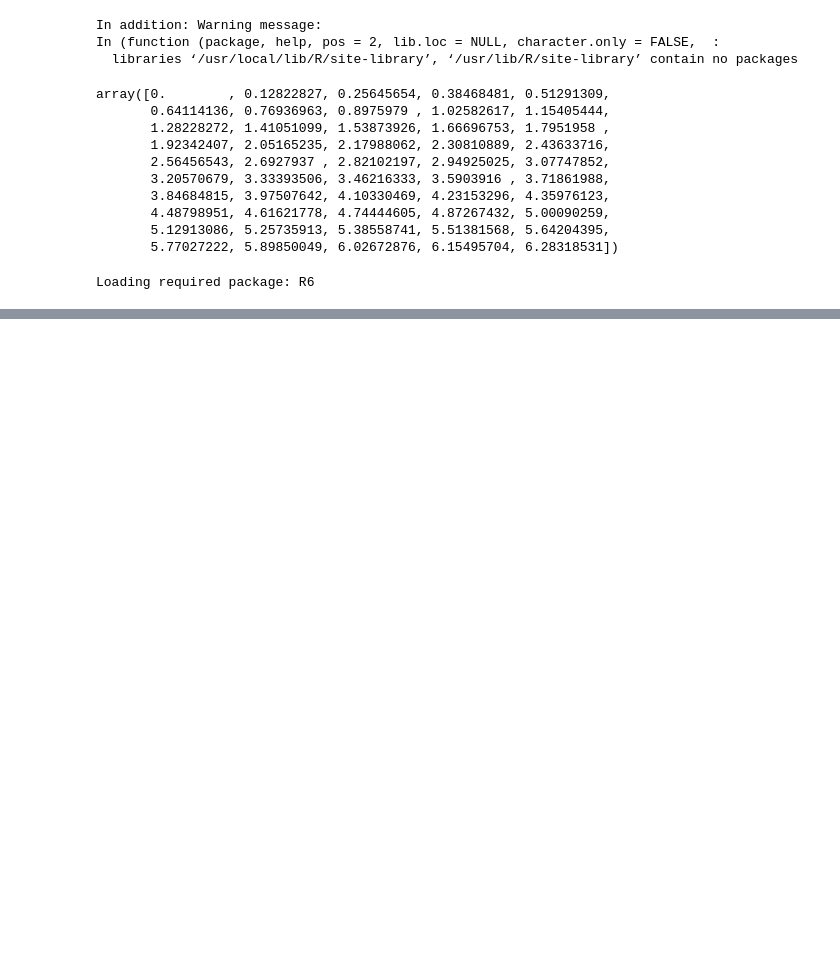
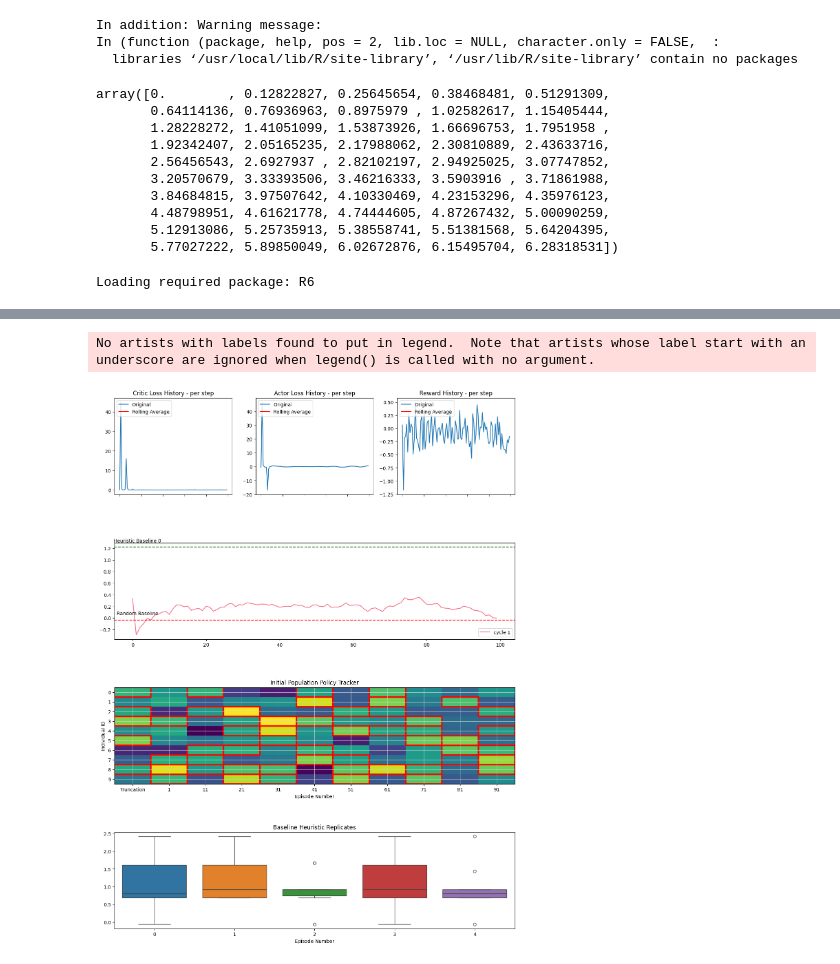
Before and after one commit to cjGO/breeder_agent, a Jupyter notebook: test.ipynb, the cells around one changed output, grey strips where cells are left out. Saved outputs shown, nothing was run; the diff lists cells and outputs as text; code cells hidden in the pictures; blank space fills up the shorter version.

Commit message:
prepped overfitting reports. need to figure out how to overfit now

```diff
--- a/test.ipynb
+++ b/test.ipynb
@@ -654,7 +654,7 @@ def fitness_plot(ax=None):
 
     for i, baseline in enumerate(farm.baselines):
         ax.axhline(y=baseline, color='g', linestyle='--')
-        ax.annotate(f'Cycle Target {i}', (0, baseline), textcoords="offset points", xytext=(10,10), ha='center')
+        ax.annotate(f'Heuristic Baseline {i}', (0, baseline), textcoords="offset points", xytext=(10,10), ha='center')
 
     ax.axhline(y=farm.random_baseline, color='r', linestyle='--')
     ax.annotate(f'Random Baseline', (0, farm.random_baseline), textcoords="offset points", xytext=(10,10), ha='center')
@@ -1051,4 +1053,22 @@ for i in tqdm(range(farm.episodes)): # EPISODES
 # %%
+
+learning_rate = 0.5
+
+
+farm  = BreedingProgram(
+    initial_population,
+    genetic_map,
+    population_size,
+    marker_count,
+    chromosome_number,
+    max_generation,
+    heritability,
+    episodes = 100,
+    cycles = 1)
+
+# use this to generate the pdf report below with plots... just need to process this info i think
+act,cri, sco, rew = farm.overfit()
+
 import matplotlib.pyplot as plt
 import matplotlib.gridspec as gridspec
 import pandas as pd
@@ -1081,30 +1101,33 @@ ax2.plot(actor_history, label='Original')
 ax2.plot(actor_history_avg, 'r-', label='Rolling Average')
 ax2.set_title('Actor Loss History - per step')
 ax2.legend(loc='upper left')
 ax2.tick_params(labelbottom=False)  # Hide x-axis label
 
 ax3 = fig.add_subplot(gs[0, 2])
 ax3.plot(reward_history, label='Original')
 ax3.plot(reward_history_avg, 'r-', label='Rolling Average')
 ax3.set_title('Reward History - per step')
 ax3.legend(loc='upper left')
 ax3.tick_params(labelbottom=False)  # Hide x-axis label
 
 # Add fitness_plot
 ax4 = plt.subplot(gs[1:1+farm.cycles, :])  # Create a subplot that spans multiple rows
 fitness_plot(ax4)
 
 # Add plot_initial_population_policy_tracker_updated on the third row
 ax5 = plt.subplot(gs[1+farm.cycles, :])
 sampled_data, sampled_indices = sample_dataset_by_percentile(farm.fitness_history, 10)
 plot_initial_population_policy_tracker_updated(sampled_data, sampled_indices, farm.simulator.GEBV(farm.initial_population), ax5)
 
 # Add baseline_plot on the fourth row
 ax6 = plt.subplot(gs[2+farm.cycles, :])
 farm.get_baseline(ax6)
 
 # Adjust the space between rows
 plt.subplots_adjust(hspace=0.5)
 
 # Display the figure with the subplots
 plt.show()
+# %% [output]
+No artists with labels found to put in legend.  Note that artists whose label start with an underscore are ignored when legend() is called with no argument.
+[figure, added]
```
Also changed, not shown: parts of 6 cells of this notebook.
